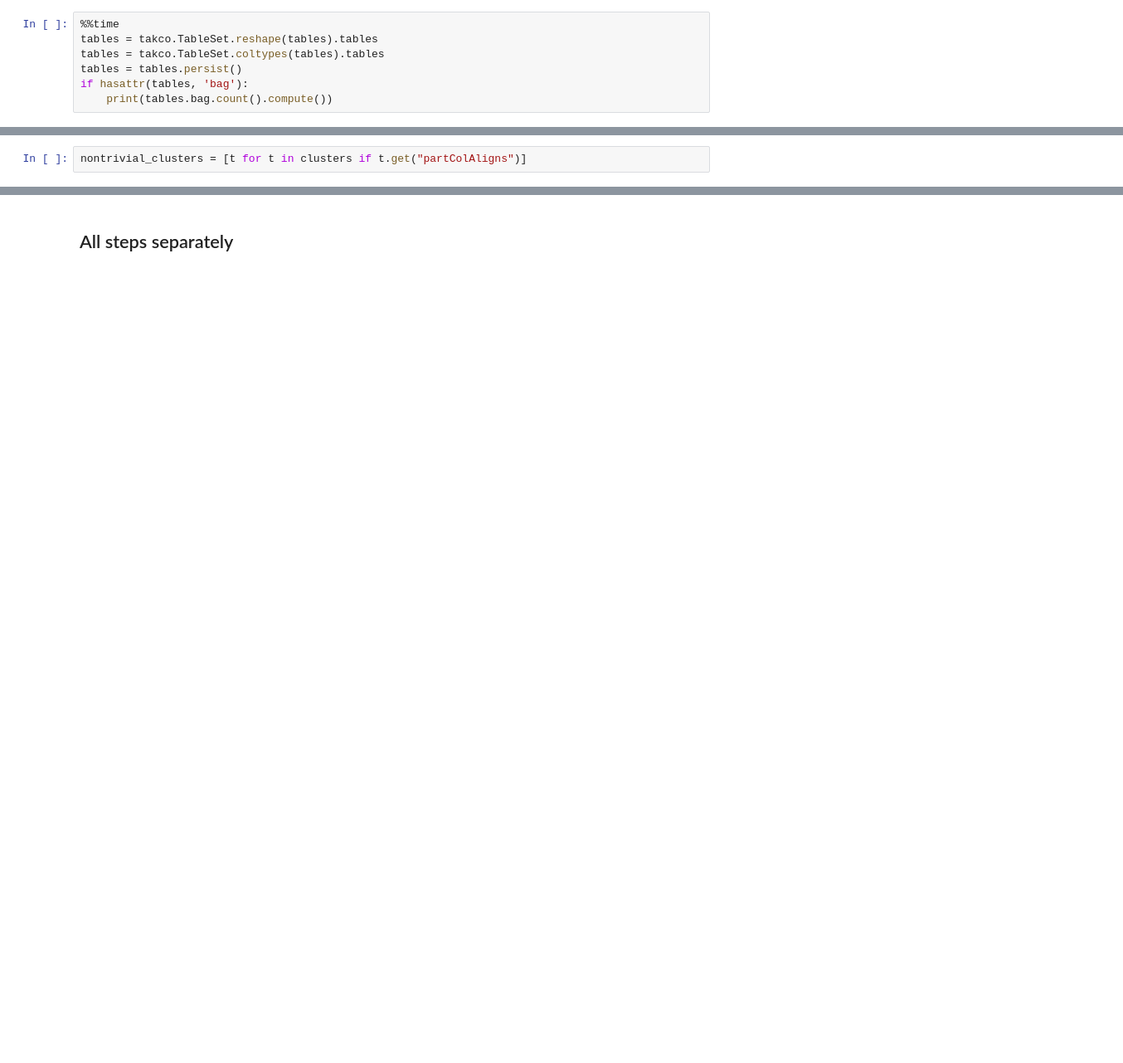
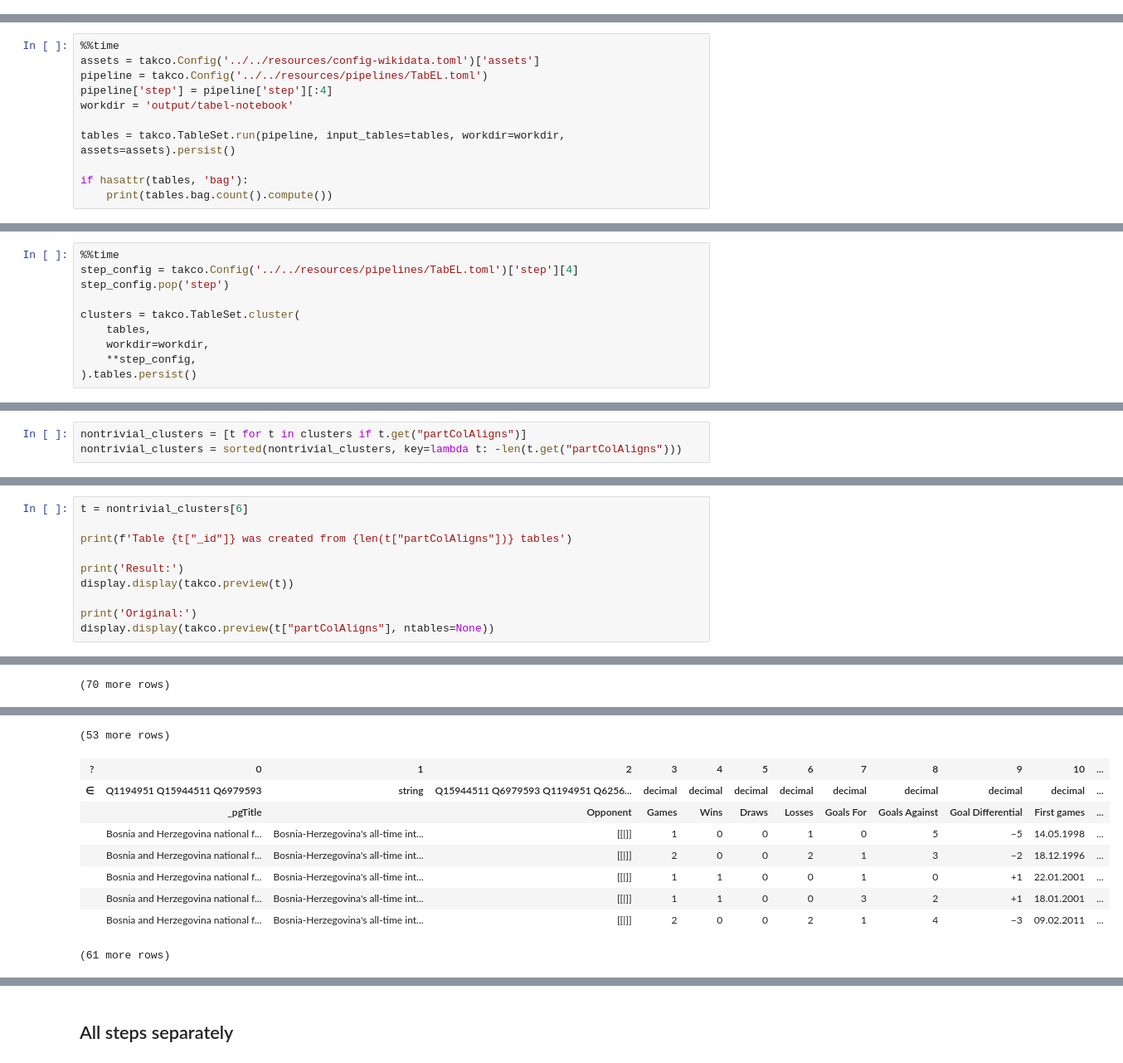
Before and after one commit to karmaresearch/takco, a Jupyter notebook: docs/tutorials/tabel.ipynb, the cells around one changed output, grey strips where cells are left out. Shown at 83% size. Saved outputs shown, nothing was run; the diff lists cells and outputs as text; blank space fills up the shorter version.

Commit message:
add pivot heuristic; improve pipeline

```diff
--- a/docs/tutorials/tabel.ipynb
+++ b/docs/tutorials/tabel.ipynb
@@ -18,7 +16,0 @@ tables.client if hasattr(tables, 'client') else None
-# %%
-%%time
-tables = takco.TableSet.reshape(tables).tables
-tables = takco.TableSet.coltypes(tables).tables
-tables = tables.persist()
-if hasattr(tables, 'bag'):
-    print(tables.bag.count().compute())
@@ -69,0 +17,11 @@ INFO:root:Clustering columns...
+# %%
+%%time
+assets = takco.Config('../../resources/config-wikidata.toml')['assets']
+pipeline = takco.Config('../../resources/pipelines/TabEL.toml')
+pipeline['step'] = pipeline['step'][:4]
+workdir = 'output/tabel-notebook'
+
+tables = takco.TableSet.run(pipeline, input_tables=tables, workdir=workdir, assets=assets).persist()
+
+if hasattr(tables, 'bag'):
+    print(tables.bag.count().compute())
@@ -69,0 +37,10 @@ INFO:root:Clustering columns...
+# %%
+%%time
+step_config = takco.Config('../../resources/pipelines/TabEL.toml')['step'][4]
+step_config.pop('step')
+
+clusters = takco.TableSet.cluster(
+    tables,
+    workdir=workdir,
+    **step_config,
+).tables.persist()
@@ -70,2 +67,3 @@ INFO:root:Clustering columns...
 # %%
 nontrivial_clusters = [t for t in clusters if t.get("partColAligns")]
+nontrivial_clusters = sorted(nontrivial_clusters, key=lambda t: -len(t.get("partColAligns")))
@@ -102,0 +70,11 @@ takco.preview(t["partColAligns"])
+# %%
+t = nontrivial_clusters[6]
+
+print(f'Table {t["_id"]} was created from {len(t["partColAligns"])} tables')
+
+print('Result:')
+display.display(takco.preview(t))
+
+print('Original:')
+display.display(takco.preview(t["partColAligns"], ntables=None))
+# %% [output]
@@ -102,0 +109 @@ takco.preview(t["partColAligns"])
+(70 more rows)
@@ -102,0 +118,10 @@ takco.preview(t["partColAligns"])
+(53 more rows)
+| ? | 0 | 1 | 2 | 3 | 4 | 5 | 6 | 7 | 8 | 9 | 10 | ... |
+| ∈ | Q1194951 Q15944511 Q6979593 | string | Q15944511 Q6979593 Q1194951 Q6256... | decimal | decimal | decimal | decimal | decimal | decimal | decimal | decimal | ... |
+|  | _pgTitle |  | Opponent | Games | Wins | Draws | Losses | Goals For | Goals Against | Goal Differential | First games | ... |
+|  | Bosnia and Herzegovina national f... | Bosnia-Herzegovina's all-time int... | [[|]] | 1 | 0 | 0 | 1 | 0 | 5 | −5 | 14.05.1998 | ... |
+|  | Bosnia and Herzegovina national f... | Bosnia-Herzegovina's all-time int... | [[|]] | 2 | 0 | 0 | 2 | 1 | 3 | −2 | 18.12.1996 | ... |
+|  | Bosnia and Herzegovina national f... | Bosnia-Herzegovina's all-time int... | [[|]] | 1 | 1 | 0 | 0 | 1 | 0 | +1 | 22.01.2001 | ... |
+|  | Bosnia and Herzegovina national f... | Bosnia-Herzegovina's all-time int... | [[|]] | 1 | 1 | 0 | 0 | 3 | 2 | +1 | 18.01.2001 | ... |
+|  | Bosnia and Herzegovina national f... | Bosnia-Herzegovina's all-time int... | [[|]] | 2 | 0 | 0 | 2 | 1 | 4 | −3 | 09.02.2011 | ... |
+(61 more rows)
```
Also changed, not shown: parts of 9 cells of this notebook, 7 other files.
